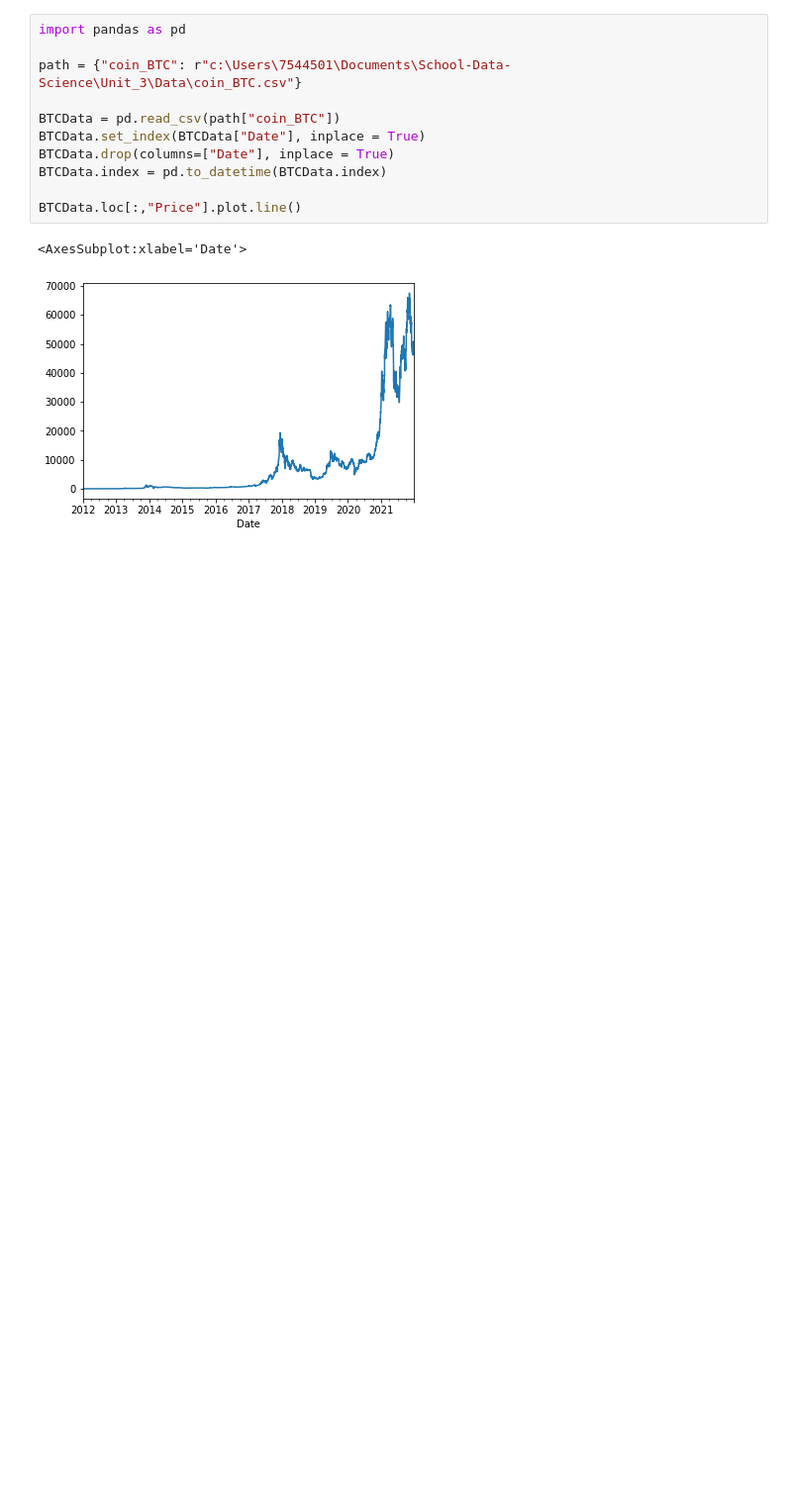
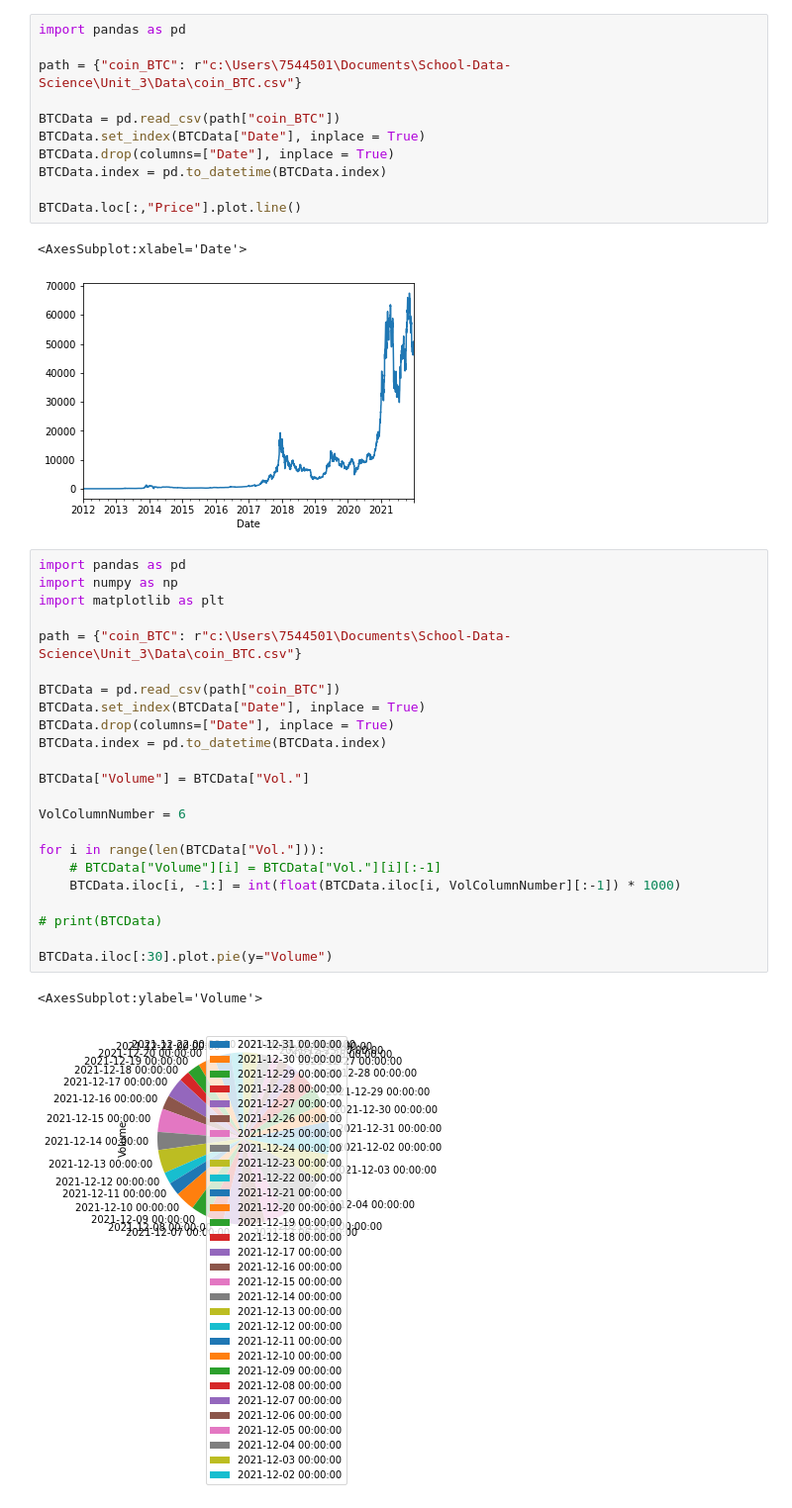
Before and after one commit to killerkitten82/School-Data-Science, a Jupyter notebook: testing/hello.ipynb, the cells around one changed output. Shown at 99% size. Cells and saved outputs as stored; diff of their text form; blank space fills up the shorter version.

Commit message:
all coin

```diff
--- a/testing/hello.ipynb
+++ b/testing/hello.ipynb
@@ -37,3 +37,29 @@ BTCData.loc[:,"Price"].plot.line()
 # %% [output]
 <AxesSubplot:xlabel='Date'>
 [figure]
+# %%
+import pandas as pd
+import numpy as np
+import matplotlib as plt
+
+path = {"coin_BTC": r"c:\Users\7544501\Documents\School-Data-Science\Unit_3\Data\coin_BTC.csv"}
+
+BTCData = pd.read_csv(path["coin_BTC"])
+BTCData.set_index(BTCData["Date"], inplace = True)
+BTCData.drop(columns=["Date"], inplace = True)
+BTCData.index = pd.to_datetime(BTCData.index)
+
+BTCData["Volume"] = BTCData["Vol."]
+
+VolColumnNumber = 6
+
+for i in range(len(BTCData["Vol."])):
+    # BTCData["Volume"][i] = BTCData["Vol."][i][:-1]
+    BTCData.iloc[i, -1:] = int(float(BTCData.iloc[i, VolColumnNumber][:-1]) * 1000)
+
+# print(BTCData)
+
+BTCData.iloc[:30].plot.pie(y="Volume")
+# %% [output]
+<AxesSubplot:ylabel='Volume'>
+[figure, added]
```
Also changed, not shown: 2 other files.
